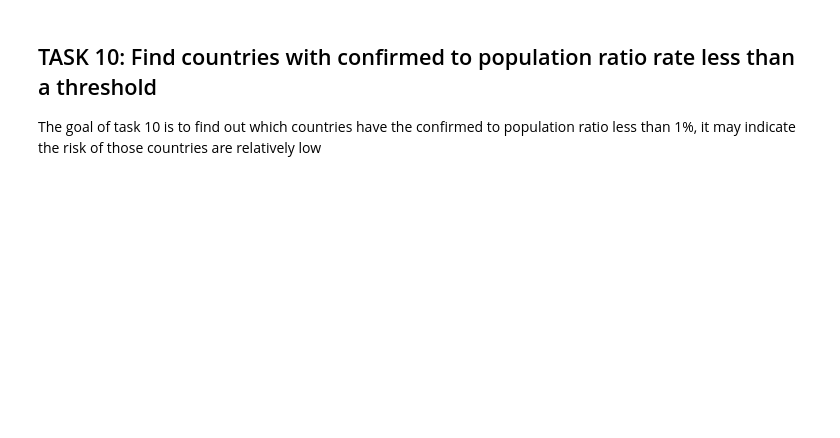
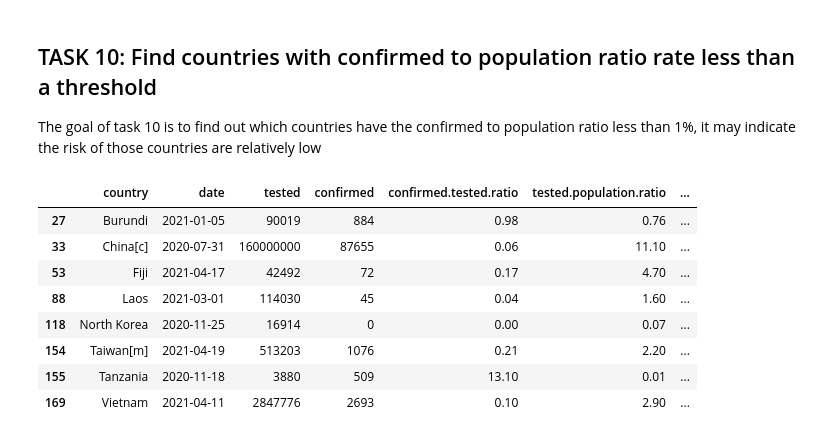
Before and after one commit to dennislamcv1/IBMDExcel-R, a Jupyter notebook: Introduction to R Programming for Data Science/covid19.ipynb, the cells around one changed output. Saved outputs shown, nothing was run; the diff lists cells and outputs as text; code cells hidden in the pictures; blank space fills up the shorter version.

```diff
--- a/Introduction to R Programming for Data Science/covid19.ipynb
+++ b/Introduction to R Programming for Data Science/covid19.ipynb
@@ -519,3 +618,14 @@ The goal of task 9 is to find out which country you have selected before has lar
 The goal of task 10 is to find out which countries have the confirmed to population ratio less than 1%, it may indicate the risk of those countries are relatively low
 # %%
 # Get a subset of any countries with `confirmed.population.ratio` less than the threshold
+df2[df2["confirmed.population.ratio"] < 0.01]
+# %% [output]
+|  | country | date | tested | confirmed | confirmed.tested.ratio | tested.population.ratio | ... |
+| 27 | Burundi | 2021-01-05 | 90019 | 884 | 0.98 | 0.76 | ... |
+| 33 | China[c] | 2020-07-31 | 160000000 | 87655 | 0.06 | 11.10 | ... |
+| 53 | Fiji | 2021-04-17 | 42492 | 72 | 0.17 | 4.70 | ... |
+| 88 | Laos | 2021-03-01 | 114030 | 45 | 0.04 | 1.60 | ... |
+| 118 | North Korea | 2020-11-25 | 16914 | 0 | 0.00 | 0.07 | ... |
+| 154 | Taiwan[m] | 2021-04-19 | 513203 | 1076 | 0.21 | 2.20 | ... |
+| 155 | Tanzania | 2020-11-18 | 3880 | 509 | 13.10 | 0.01 | ... |
+| 169 | Vietnam | 2021-04-11 | 2847776 | 2693 | 0.10 | 2.90 | ... |
```
Also changed, not shown: parts of 23 cells of this notebook, 1 other file.
